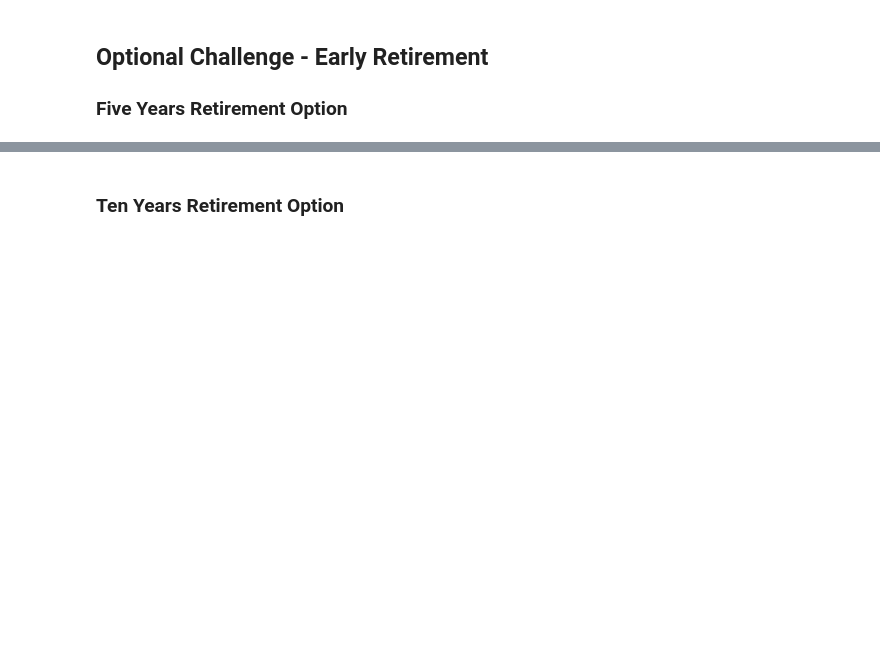
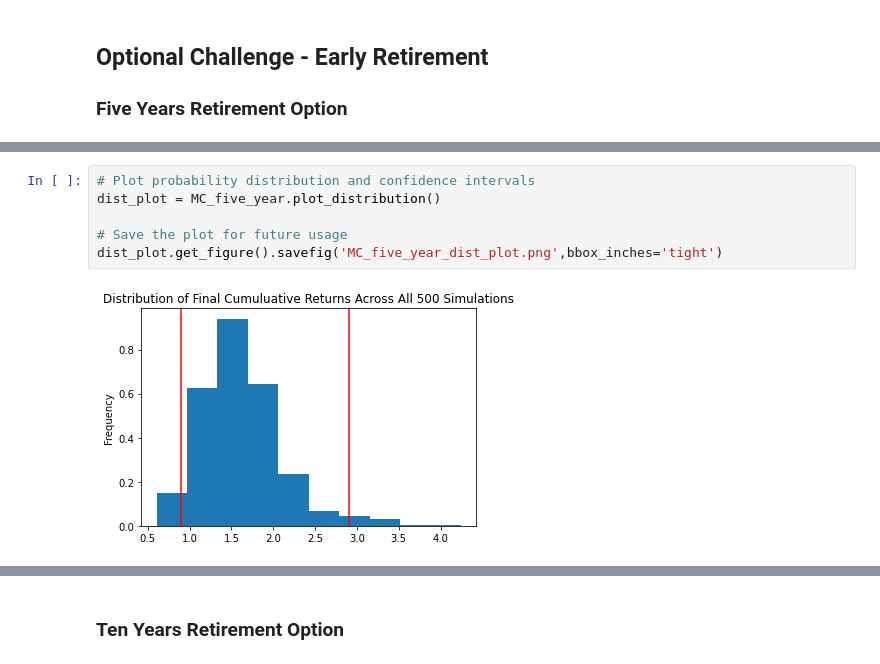
Before and after one commit to wchance/api-homework, a Jupyter notebook: financial-planner.ipynb, the cells around one changed output, grey strips where cells are left out. Saved outputs shown, nothing was run; the diff lists cells and outputs as text; blank space fills up the shorter version.

```diff
--- a/financial-planner.ipynb
+++ b/financial-planner.ipynb
@@ -314,2 +365,10 @@ MC_fiveyear.calc_cumulative_return()
+# %%
+# Plot probability distribution and confidence intervals
+dist_plot = MC_five_year.plot_distribution()
+
+# Save the plot for future usage
+dist_plot.get_figure().savefig('MC_five_year_dist_plot.png',bbox_inches='tight')
+# %% [output]
+[figure, added]
 # %%
 # Fetch summary statistics from the Monte Carlo simulation results
```
Also changed, not shown: parts of 25 cells of this notebook, 6 other files.
